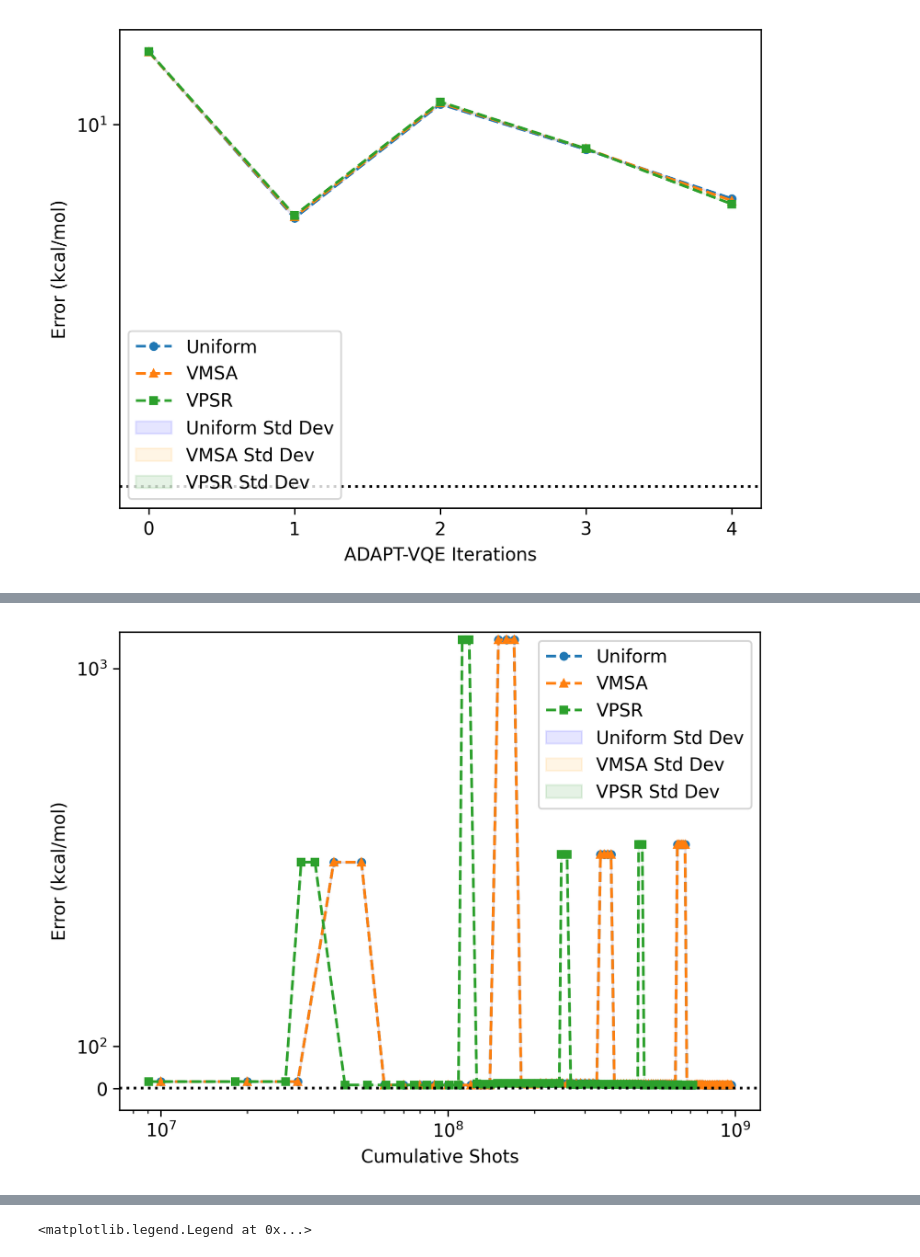
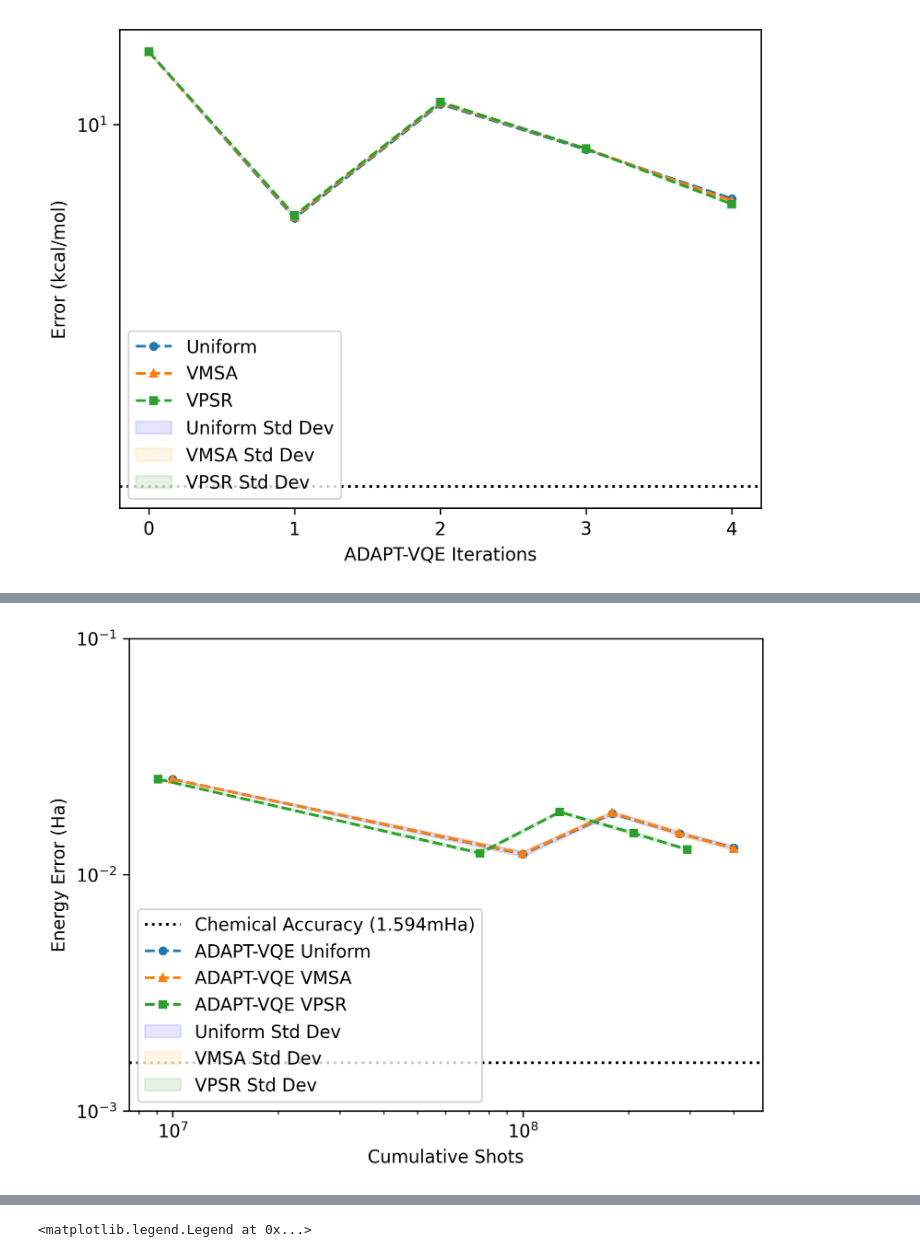
Before and after one commit to azhar-ikhtiarudin/ShotOptimization-ADAPT-VQE, a Jupyter notebook: 2-Shot-ADAPT-VQE/data_analysis_h3.ipynb, the cells around one changed output, grey strips where cells are left out. Cells and saved outputs as stored; diff of their text form; code cells hidden in the pictures.

Commit message:
update visualization

```diff
--- a/2-Shot-ADAPT-VQE/data_analysis_h3.ipynb
+++ b/2-Shot-ADAPT-VQE/data_analysis_h3.ipynb
@@ -172,7 +265,25 @@ plt.legend()
 # %%
 plt.rcParams['figure.dpi'] = 300
 exact_energy = data['fci_energy']
-chemac = 627.5094
+chemac = 1
+
+from itertools import accumulate
+
+shots_uniform = []
+shots_vmsa = []
+shots_vpsr = []
+
+shots_uniform = [ [ np.sum(sublist) for sublist in data['data_list'][i]['shots_uniform'] ] for i in range(len(data['data_list'])) ]
+shots_vmsa = [ [ np.sum(sublist) for sublist in data['data_list'][i]['shots_vmsa'] ] for i in range(len(data['data_list'])) ]
+shots_vpsr = [ [ np.sum(sublist) for sublist in data['data_list'][i]['shots_vpsr'] ] for i in range(len(data['data_list'])) ]
+
+cumulative_shots_uniform = [list(accumulate(sublist)) for sublist in shots_uniform]
+cumulative_shots_vmsa = [list(accumulate(sublist)) for sublist in shots_vmsa]
+cumulative_shots_vpsr = [list(accumulate(sublist)) for sublist in shots_vpsr]
+
+shots_uniform_list = np.array([])
+shots_vmsa_list = np.array([])
+shots_vpsr_list = np.array([])
 
 energies_statevector = np.array([])
 energies_uniform = np.array([])
@@ -183,54 +294,46 @@ std_uniform = np.array([])
 std_vmsa = np.array([])
 std_vpsr = np.array([])
 
-shots_uniform = []
-shots_vmsa = []
-shots_vpsr = []
 
 
 for i in range(len(data['data_list'])):
-    energies_statevector = np.append(energies_statevector, np.array(data['data_list'][i]['energies_statevector']))
-    energies_uniform = np.append(energies_uniform, np.array(data['data_list'][i]['energies_uniform']))
-    energies_vmsa = np.append(energies_vmsa, np.array(data['data_list'][i]['energies_vmsa']))
-    energies_vpsr = np.append(energies_vpsr, np.array(data['data_list'][i]['energies_vpsr']))
+    energies_statevector = np.append(energies_statevector, np.array(data['data_list'][i]['energies_statevector'][-1]))
+    energies_uniform = np.append(energies_uniform, np.array(data['data_list'][i]['energies_uniform'][-1]))
+    energies_vmsa = np.append(energies_vmsa, np.array(data['data_list'][i]['energies_vmsa'][-1]))
+    energies_vpsr = np.append(energies_vpsr, np.array(data['data_list'][i]['energies_vpsr'][-1]))
 
-    std_uniform = np.append(std_uniform, np.array(data['data_list'][i]['std_uniform']))
-    std_vmsa = np.append(std_vmsa, np.array(data['data_list'][i]['std_vmsa']))
-    std_vpsr = np.append(std_vpsr, np.array(data['data_list'][i]['std_vpsr']))
+    std_uniform = np.append(std_uniform, np.array(data['data_list'][i]['std_uniform'][-1]))
+    std_vmsa = np.append(std_vmsa, np.array(data['data_list'][i]['std_vmsa'][-1]))
+    std_vpsr = np.append(std_vpsr, np.array(data['data_list'][i]['std_vpsr'][-1]))
 
-    shots_uniform.append([sum(sublist) for sublist in(data['data_list'][i]['shots_uniform'])])
-    shots_vmsa.append([sum(sublist) for sublist in(data['data_list'][i]['shots_vmsa'])])
-    shots_vpsr.append([sum(sublist) for sublist in(data['data_list'][i]['shots_vpsr'])])
+    shots_uniform_list = np.append(shots_uniform_list, cumulative_shots_uniform[i][-1])
+    shots_vmsa_list = np.append(shots_vmsa_list, cumulative_shots_vmsa[i][-1])
+    shots_vpsr_list = np.append(shots_vpsr_list, cumulative_shots_vpsr[i][-1])
 
-shots_uniform = np.array([item for sublist in shots_uniform for item in sublist])
-shots_vmsa = shots_uniform
-shots_vpsr = np.array([item for sublist in shots_vpsr for item in sublist] ) + 5000
-
-shots_uniform = np.cumsum(shots_uniform)
-shots_vmsa = np.cumsum(shots_vmsa)
-shots_vpsr = np.cumsum(shots_vpsr)
+print(shots_uniform_list)
 
 error_statevector = np.abs(np.array(energies_statevector) - exact_energy)*chemac
 error_uniform = np.abs(np.array(energies_uniform) - exact_energy)*chemac
 error_vmsa = np.abs(np.array(energies_vmsa) - exact_energy)*chemac
 error_vpsr = np.abs(np.array(energies_vpsr) - exact_energy)*chemac
 
-# x = range(len(error_statevector))
-# plt.plot(x, error_statevector, label='Statevector', linestyle='--', color='black')
-plt.plot(shots_uniform, error_uniform, label='Uniform', linestyle='--', marker='o', markersize=4)
-plt.plot(shots_vmsa, error_vmsa, label='VMSA', linestyle='--', marker='^', markersize=4)
-plt.plot(shots_vpsr, error_vpsr, label='VPSR', linestyle='--', marker='s', markersize=4)
+plt.axhline(1.594e-3, color='black', linestyle='dotted', label='Chemical Accuracy (1.594mHa)')
 
-plt.fill_between(shots_uniform, error_uniform - std_uniform, error_uniform + std_uniform, color='blue', alpha=0.1, label='Uniform Std Dev')
-plt.fill_between(shots_vmsa, error_vmsa - std_vmsa, error_vmsa + std_vmsa, color='orange', alpha=0.1, label='VMSA Std Dev')
-plt.fill_between(shots_vpsr, error_vpsr - std_vpsr, error_vpsr + std_vpsr, color='green', alpha=0.1, label='VPSR Std Dev')
+plt.plot(shots_uniform_list, error_uniform, label='ADAPT-VQE Uniform', linestyle='--', marker='o', markersize=4)
+plt.plot(shots_vmsa_list, error_vmsa, label='ADAPT-VQE VMSA', linestyle='--', marker='^', markersize=4)
+plt.plot(shots_vpsr_list, error_vpsr, label='ADAPT-VQE VPSR', linestyle='--', marker='s', markersize=4)
 
-plt.axhline(1, color='black', linestyle='dotted')
-plt.yscale('symlog', linthresh=1e3)
-# plt.yscale('log')
+plt.fill_between(shots_uniform_list, error_uniform - std_uniform, error_uniform + std_uniform, color='blue', alpha=0.1, label='Uniform Std Dev')
+plt.fill_between(shots_vmsa_list, error_vmsa - std_vmsa, error_vmsa + std_vmsa, color='orange', alpha=0.1, label='VMSA Std Dev')
+plt.fill_between(shots_vpsr_list, error_vpsr - std_vpsr, error_vpsr + std_vpsr, color='green', alpha=0.1, label='VPSR Std Dev')
+
+
+plt.yscale('symlog', linthresh=1e-20)
+
 plt.xscale('log')
-# plt.ylim(-10,1000)
-plt.ylabel("Error (kcal/mol)")
+plt.ylim(0.001,0.1)
+
+plt.ylabel("Energy Error (Ha)")
 plt.xlabel("Cumulative Shots")
 # plt.xticks([0,1,2,3,4])
 plt.legend()
@@ -239 +343 @@ plt.legend()
-[figure, old version]
+[figure, new version]
```
Also changed, not shown: parts of 10 cells of this notebook.
